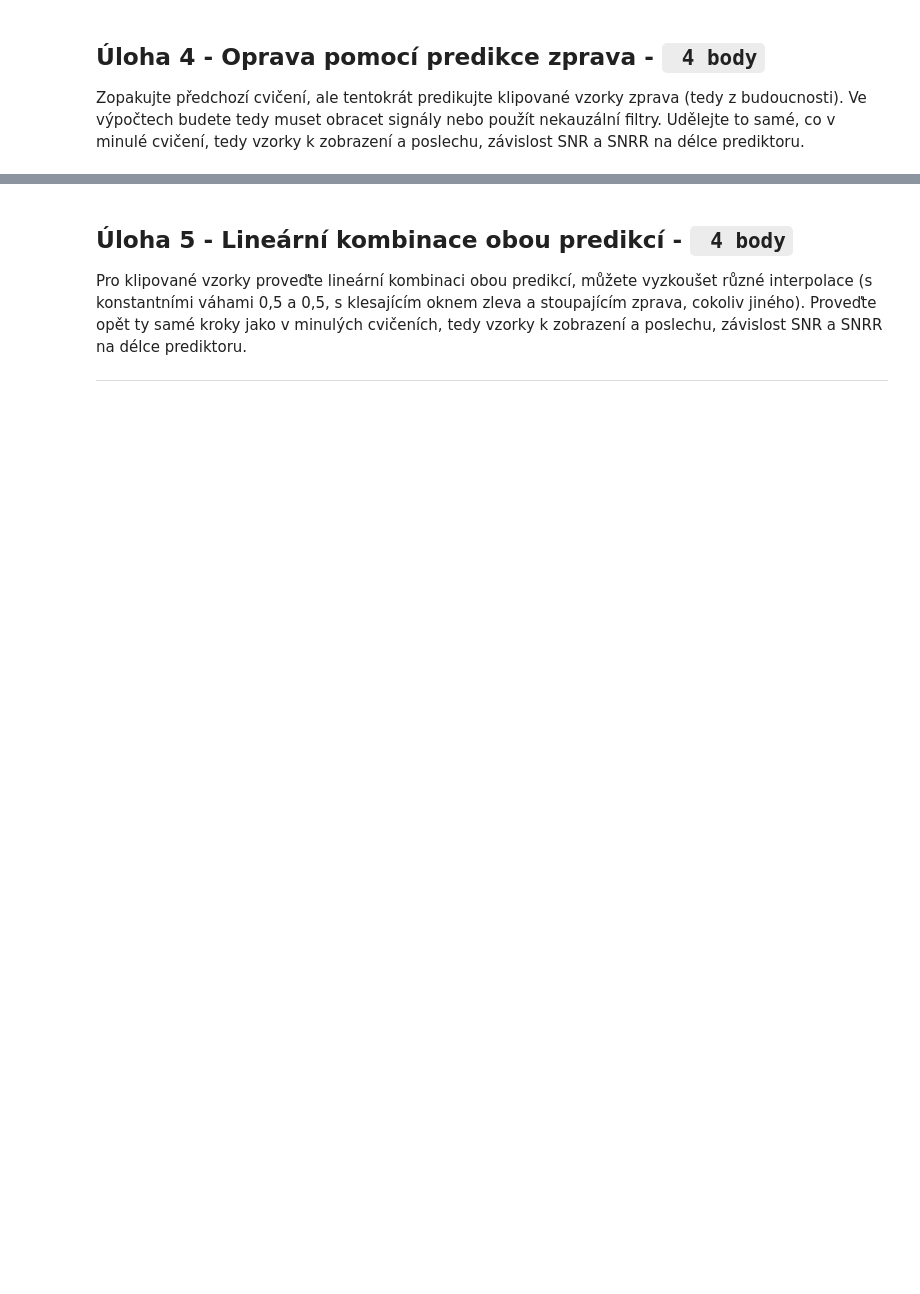
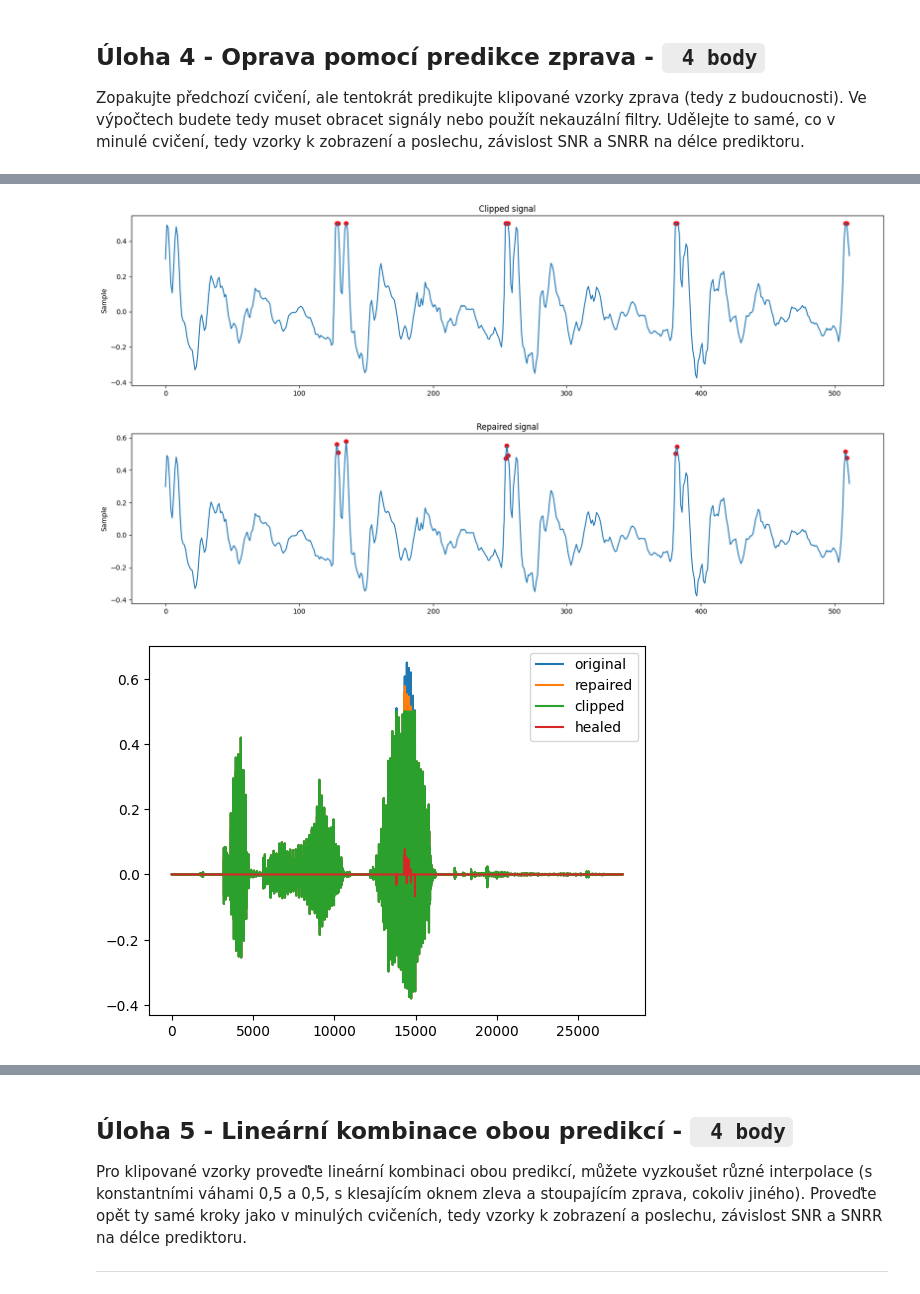
Before and after one commit to laDok8/ZRE, a Jupyter notebook: zreprojekt.ipynb, the cells around one changed output, grey strips where cells are left out. Cells and saved outputs as stored; diff of their text form; code cells hidden in the pictures; blank space fills up the shorter version.

```diff
--- a/zreprojekt.ipynb
+++ b/zreprojekt.ipynb
@@ -191,13 +266,17 @@ Popište vaše řešení
 # %%
 # invert signal and predict
 signals_rightLPC = []
-for i in range(2): # TODO remove 2 len(signals_orig)
+for i in range(0,len(signals_orig),50): # TODO remove 50
     clp,orig = signals_clp[i], signals_orig[i]
     clp,orig = clp[::-1], orig[::-1]
-    snr_denom = snr(orig,clp)
-    for p in range(2,21,18): # TODO remove 18 -> 1,2
+    for p in range(param_min, param_max + 1,param_step):
         repr = fix_LPC(clp)
-        snr_num = snr(orig,repr)
-        print("P=",p," SNRR=",round((snr_num/snr_denom)*100,0),"%\t")
-        if p == 20:
+        table.loc[i, ('right', p)] = snr(orig,repr)
+        if i in [show_example1, show_example2] and p == param_max:
             signals_rightLPC.append(repr[::-1])
+
+
+#TODO add snrr
+#for p in range(2,21,param_step):
+#    table[('right', str(p) + " snrr %")] = table[('left', p)] / table[('clip', 'foo')] * 100
+table
@@ -229,0 +298,7 @@ Audio(signals_rightLPC[cl1], rate=Fs, normalize = False)
+# %%
+view_result(signals_rightLPC[0], signals_clp[show_example1], signals_orig[show_example1])
+Audio(signals_rightLPC[0], rate=Fs)
+# %% [output]
+[figure, added]
+[figure, added]
+[figure, added]
```
Also changed, not shown: parts of 29 cells of this notebook.
